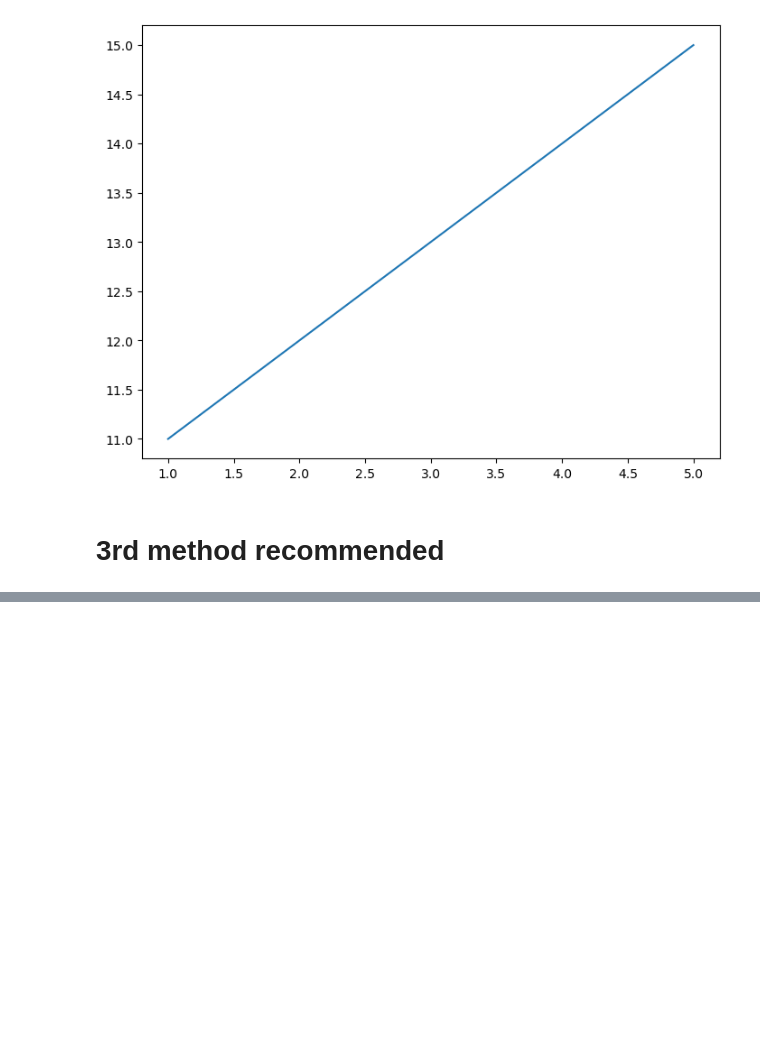
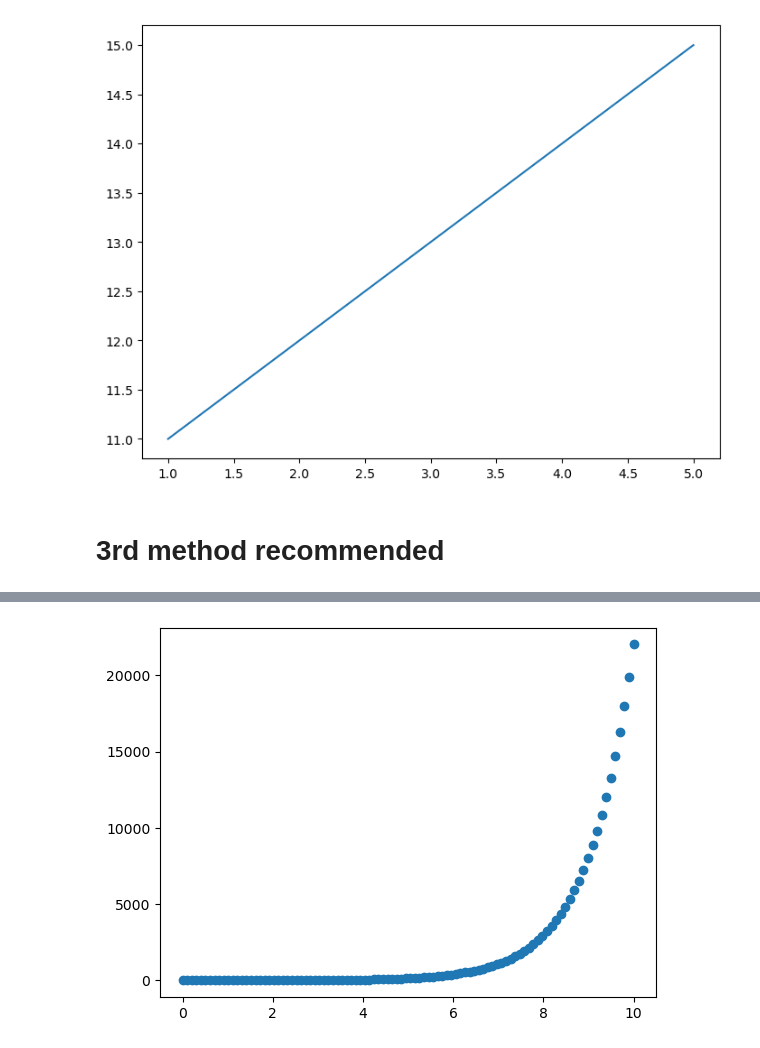
Before and after one commit to Asmit-Dhakal/Machine_Learning, a Jupyter notebook: Introduction to matplotlib library.ipynb, the cells around one changed output, grey strips where cells are left out. Cells and saved outputs as stored; diff of their text form; code cells hidden in the pictures; blank space fills up the shorter version.

```diff
--- a/Introduction to matplotlib library.ipynb
+++ b/Introduction to matplotlib library.ipynb
@@ -64,0 +83,6 @@ type(fig), type(ax)
+# %%
+# Use some data to make a scatterZ
+fig,ax=plt.subplots()
+ax.scatter(x,np.exp(x));
+# %% [output]
+[figure, added]
```
Also changed, not shown: parts of 12 cells of this notebook.
